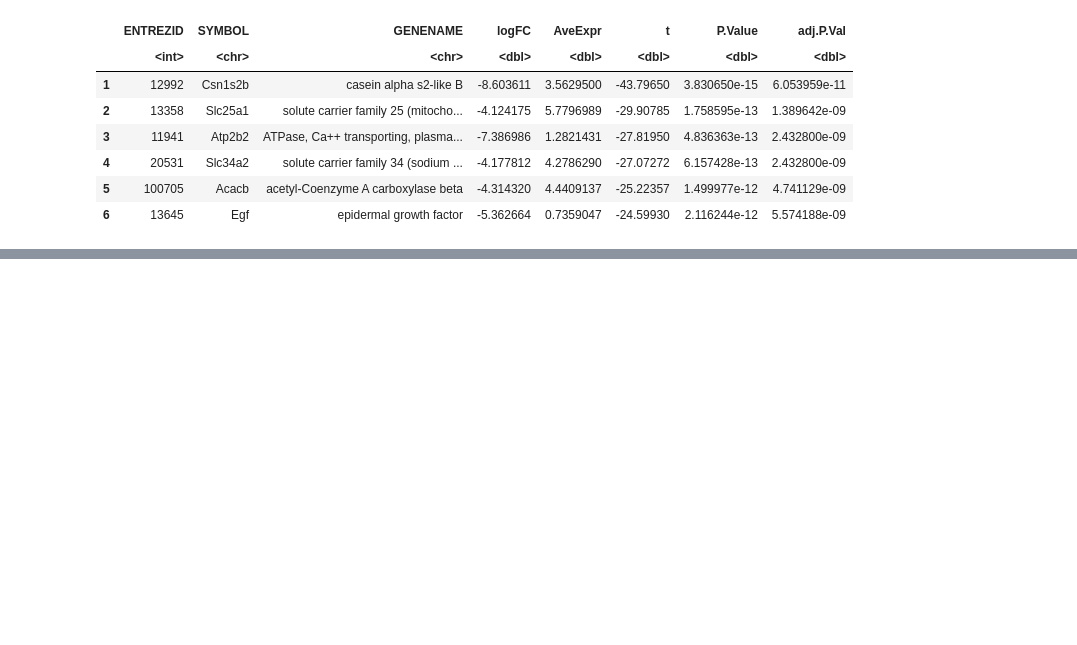
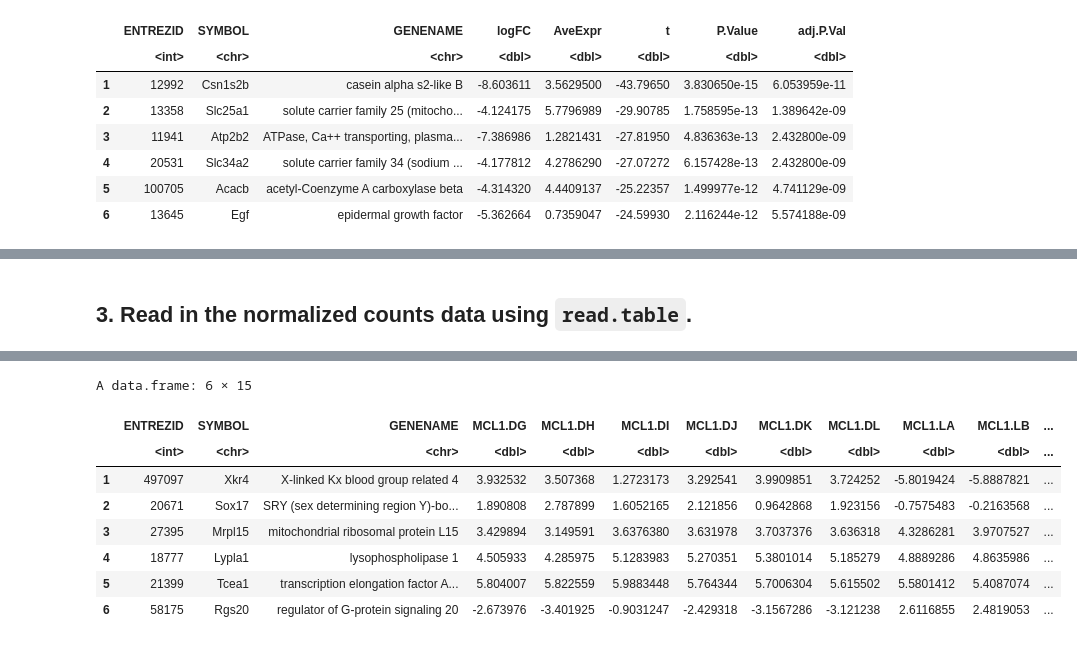
Before and after one commit to ageller/RCS_genomics_visualization, a Jupyter notebook: heatmap_r.ipynb, the cells around one changed output, grey strips where cells are left out. Saved outputs shown, nothing was run; the diff lists cells and outputs as text; code cells hidden in the pictures; blank space fills up the shorter version.

````diff
--- a/heatmap_r.ipynb
+++ b/heatmap_r.ipynb
@@ -53,0 +86,6 @@ A data.frame: 6 × 8
+# %% [markdown]
+## 3. Read in the normalized counts data using ```read.table```.
+# %%
+normalized_counts = read.table('data/heatmap/limma-voom_normalised_counts.tsv', sep='\t', header=TRUE)
+head(normalized_counts)
+# %% [output]
@@ -53,0 +96,9 @@ A data.frame: 6 × 8
+A data.frame: 6 × 15
+|  | ENTREZID | SYMBOL | GENENAME | MCL1.DG | MCL1.DH | MCL1.DI | MCL1.DJ | MCL1.DK | MCL1.DL | MCL1.LA | MCL1.LB | ... |
+|  | <int> | <chr> | <chr> | <dbl> | <dbl> | <dbl> | <dbl> | <dbl> | <dbl> | <dbl> | <dbl> | ... |
+| 1 | 497097 | Xkr4 | X-linked Kx blood group related 4 | 3.932532 | 3.507368 | 1.2723173 | 3.292541 | 3.9909851 | 3.724252 | -5.8019424 | -5.8887821 | ... |
+| 2 | 20671 | Sox17 | SRY (sex determining region Y)-bo... | 1.890808 | 2.787899 | 1.6052165 | 2.121856 | 0.9642868 | 1.923156 | -0.7575483 | -0.2163568 | ... |
+| 3 | 27395 | Mrpl15 | mitochondrial ribosomal protein L15 | 3.429894 | 3.149591 | 3.6376380 | 3.631978 | 3.7037376 | 3.636318 | 4.3286281 | 3.9707527 | ... |
+| 4 | 18777 | Lypla1 | lysophospholipase 1 | 4.505933 | 4.285975 | 5.1283983 | 5.270351 | 5.3801014 | 5.185279 | 4.8889286 | 4.8635986 | ... |
+| 5 | 21399 | Tcea1 | transcription elongation factor A... | 5.804007 | 5.822559 | 5.9883448 | 5.764344 | 5.7006304 | 5.615502 | 5.5801412 | 5.4087074 | ... |
+| 6 | 58175 | Rgs20 | regulator of G-protein signaling 20 | -2.673976 | -3.401925 | -0.9031247 | -2.429318 | -3.1567286 | -3.121238 | 2.6116855 | 2.4819053 | ... |
````
Also changed, not shown: parts of 24 cells of this notebook, 2 other files.
